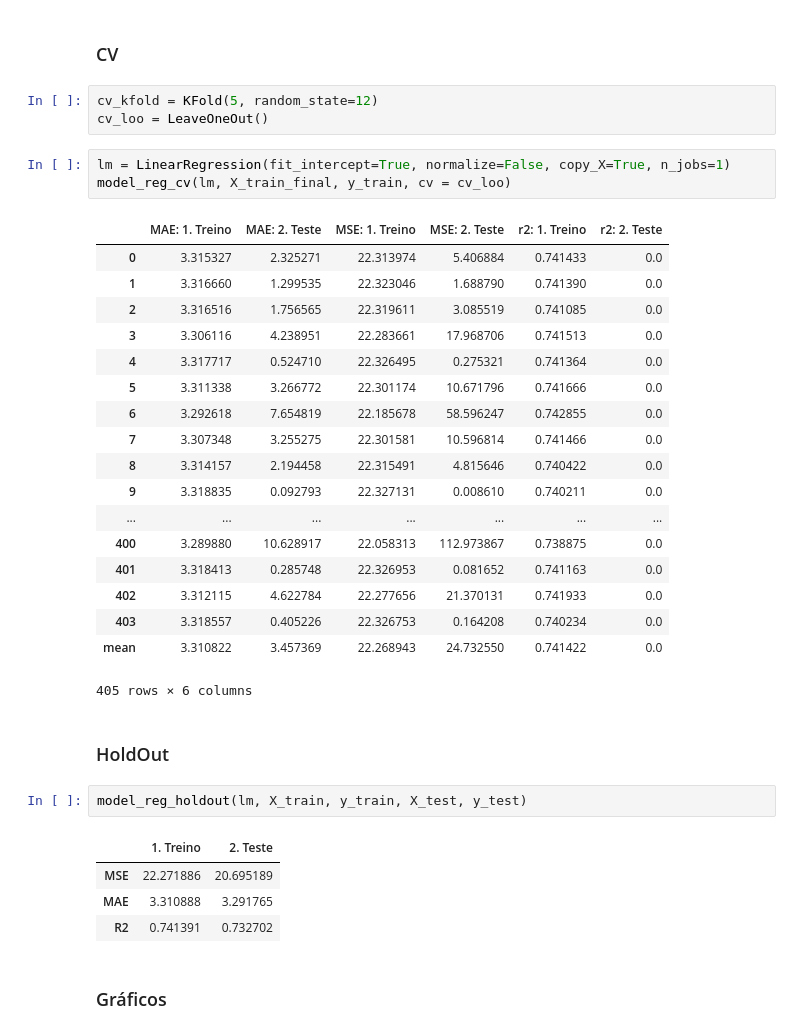
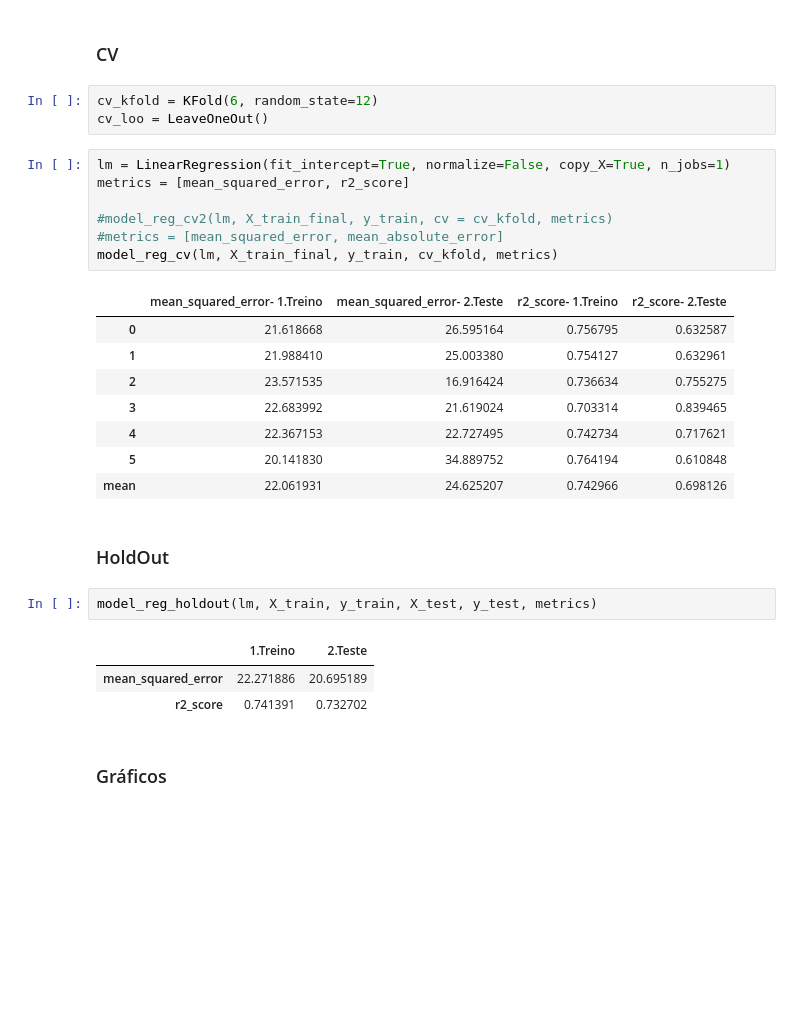
Before and after one commit to mopdc/python-codes, a Jupyter notebook: applied algorithms/regression examples/Regression Analysis in Boston dataset-v2.ipynb, the cells around one changed output. Cells and saved outputs as stored; diff of their text form; blank space fills up the shorter version.

```diff
--- a/applied algorithms/regression examples/Regression Analysis in Boston dataset-v2.ipynb
+++ b/applied algorithms/regression examples/Regression Analysis in Boston dataset-v2.ipynb
@@ -319,39 +334,32 @@ A função exporta: treino e teste  com mae, mse, r2
 # %% [markdown]
 ###  CV
 # %%
-cv_kfold = KFold(5, random_state=12)
+cv_kfold = KFold(6, random_state=12)
 cv_loo = LeaveOneOut()
 # %%
 lm = LinearRegression(fit_intercept=True, normalize=False, copy_X=True, n_jobs=1)
-model_reg_cv(lm, X_train_final, y_train, cv = cv_loo)
+metrics = [mean_squared_error, r2_score]
+
+#model_reg_cv2(lm, X_train_final, y_train, cv = cv_kfold, metrics)
+#metrics = [mean_squared_error, mean_absolute_error]
+model_reg_cv(lm, X_train_final, y_train, cv_kfold, metrics)
 # %% [output]
-|  | MAE: 1. Treino | MAE: 2. Teste | MSE: 1. Treino | MSE: 2. Teste | r2: 1. Treino | r2: 2. Teste |
-| 0 | 3.315327 | 2.325271 | 22.313974 | 5.406884 | 0.741433 | 0.0 |
-| 1 | 3.316660 | 1.299535 | 22.323046 | 1.688790 | 0.741390 | 0.0 |
-| 2 | 3.316516 | 1.756565 | 22.319611 | 3.085519 | 0.741085 | 0.0 |
-| 3 | 3.306116 | 4.238951 | 22.283661 | 17.968706 | 0.741513 | 0.0 |
-| 4 | 3.317717 | 0.524710 | 22.326495 | 0.275321 | 0.741364 | 0.0 |
-| 5 | 3.311338 | 3.266772 | 22.301174 | 10.671796 | 0.741666 | 0.0 |
-| 6 | 3.292618 | 7.654819 | 22.185678 | 58.596247 | 0.742855 | 0.0 |
-| 7 | 3.307348 | 3.255275 | 22.301581 | 10.596814 | 0.741466 | 0.0 |
-| 8 | 3.314157 | 2.194458 | 22.315491 | 4.815646 | 0.740422 | 0.0 |
-| 9 | 3.318835 | 0.092793 | 22.327131 | 0.008610 | 0.740211 | 0.0 |
-| ... | ... | ... | ... | ... | ... | ... |
-| 400 | 3.289880 | 10.628917 | 22.058313 | 112.973867 | 0.738875 | 0.0 |
-| 401 | 3.318413 | 0.285748 | 22.326953 | 0.081652 | 0.741163 | 0.0 |
-| 402 | 3.312115 | 4.622784 | 22.277656 | 21.370131 | 0.741933 | 0.0 |
-| 403 | 3.318557 | 0.405226 | 22.326753 | 0.164208 | 0.740234 | 0.0 |
-| mean | 3.310822 | 3.457369 | 22.268943 | 24.732550 | 0.741422 | 0.0 |
+|  | mean_squared_error- 1.Treino | mean_squared_error- 2.Teste | r2_score- 1.Treino | r2_score- 2.Teste |
+| 0 | 21.618668 | 26.595164 | 0.756795 | 0.632587 |
+| 1 | 21.988410 | 25.003380 | 0.754127 | 0.632961 |
+| 2 | 23.571535 | 16.916424 | 0.736634 | 0.755275 |
+| 3 | 22.683992 | 21.619024 | 0.703314 | 0.839465 |
+| 4 | 22.367153 | 22.727495 | 0.742734 | 0.717621 |
+| 5 | 20.141830 | 34.889752 | 0.764194 | 0.610848 |
+| mean | 22.061931 | 24.625207 | 0.742966 | 0.698126 |
-405 rows × 6 columns
 # %% [markdown]
 ### HoldOut
 # %%
-model_reg_holdout(lm, X_train, y_train, X_test, y_test)
+model_reg_holdout(lm, X_train, y_train, X_test, y_test, metrics)
 # %% [output]
-|  | 1. Treino | 2. Teste |
-| MSE | 22.271886 | 20.695189 |
-| MAE | 3.310888 | 3.291765 |
-| R2 | 0.741391 | 0.732702 |
+|  | 1.Treino | 2.Teste |
+| mean_squared_error | 22.271886 | 20.695189 |
+| r2_score | 0.741391 | 0.732702 |
 # %% [markdown]
 ### Gráficos
 # %%
```
Also changed, not shown: parts of 11 cells of this notebook, 29 other files.
